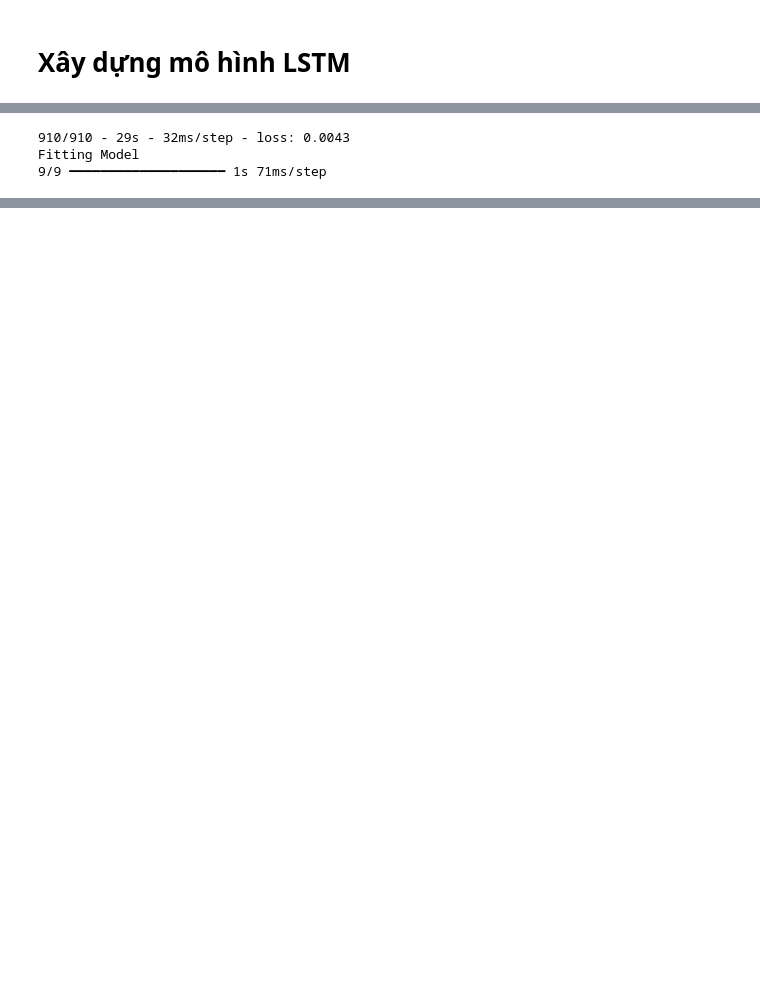
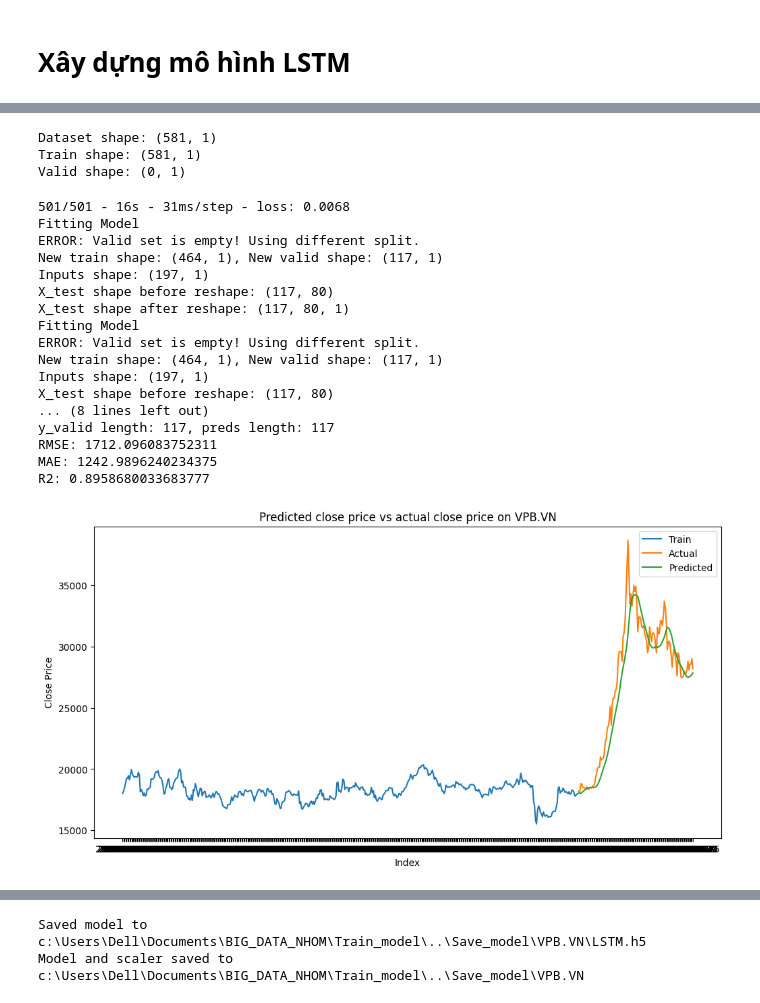
Before and after one commit to quanquan1406/Big_data_cuoi_ky, a Jupyter notebook: Train_model/Train_model_VPB.VN.ipynb, the cells around one changed output, grey strips where cells are left out. Saved outputs shown, nothing was run; the diff lists cells and outputs as text; code cells hidden in the pictures; blank space fills up the shorter version.

Commit message:
train model

```diff
--- a/Train_model/Train_model_VPB.VN.ipynb
+++ b/Train_model/Train_model_VPB.VN.ipynb
@@ -12,7 +12,6 @@ from sklearn.preprocessing import MinMaxScaler
 import warnings
 import datetime as dt
 import yfinance as yf
-import Function_model
 
 # Keras / TensorFlow imports
 import tensorflow as tf
@@ -24,7 +23,7 @@ rcParams['figure.figsize'] = 12,6
 warnings.filterwarnings('ignore')
 
 # Chọn mã cổ phiếu phù hợp với tên notebook
-bank_stock_name = "VCB.VN"
+bank_stock_name = "VPB.VN"
 
 # Thư mục lưu model
 model_dir = os.path.join(os.getcwd(), '..', 'Save_model')
@@ -85,6 +115,14 @@ dataset = stock_lstm.values
 
 train = dataset[0:990,:]
 valid = dataset[990:,:]
+
+print(f'Dataset shape: {dataset.shape}')
+print(f'Train shape: {train.shape}')
+print(f'Valid shape: {valid.shape}')
+# %% [output]
+Dataset shape: (581, 1)
+Train shape: (581, 1)
+Valid shape: (0, 1)
 # %%
 #converting dataset into x_train and y_train
 scaler = MinMaxScaler(feature_range=(0, 1))
@@ -108,53 +146,90 @@ model.compile(loss='mean_squared_error', optimizer='adam')
 model.fit(x_train, y_train, epochs=1, batch_size=1, verbose=2)
 print('Fitting Model')
 
-# Predicting values using past data from the train data
-inputs = stock_lstm[len(stock_lstm) - len(valid) - PAST_RANGE:].values
-inputs = inputs.reshape(-1,1)
+# Check if we have enough data for validation
+if len(valid) == 0:
+    print("ERROR: Valid set is empty! Using different split.")
+    # Use last 20% of data as validation
+    split_idx = int(0.8 * len(dataset))
+    train = dataset[:split_idx, :]
+    valid = dataset[split_idx:, :]
+    print(f'New train shape: {train.shape}, New valid shape: {valid.shape}')
+
+# Predicting on validation set
+# Need to get the last PAST_RANGE values from training data + all validation data
+inputs = dataset[len(dataset) - len(valid) - PAST_RANGE:, :]
+print(f'Inputs shape: {inputs.shape}')
 inputs = scaler.transform(inputs)
 
 X_test = []
-for i in range(PAST_RANGE, inputs.shape[0]):
+for i in range(PAST_RANGE, len(inputs)):
     X_test.append(inputs[i-PAST_RANGE:i, 0])
+
 X_test = np.array(X_test)
+print(f'X_test shape before reshape: {X_test.shape}')
+
+if len(X_test) == 0:
+    raise ValueError(f"X_test is empty! Check data: dataset has {len(dataset)} rows, valid has {len(valid)} rows, PAST_RANGE is {PAST_RANGE}")
 
 X_test = np.reshape(X_test, (X_test.shape[0], X_test.shape[1], 1))
+
+print(f'X_test shape after reshape: {X_test.shape}')
 closing_price = model.predict(X_test)
-preds = scaler.inverse_transform(closing_price)
+preds = scaler.inverse_transform(closing_price).flatten()
 
 # Define y_valid from the valid dataset
 y_valid = valid[:, 0]
+
+print(f'y_valid length: {len(y_valid)}, preds length: {len(preds)}')
 
 # Calculate metrics
 mse = mean_squared_error(y_valid, preds)
 rmse = np.sqrt(mse)
 mae = mean_absolute_error(y_valid, preds)
 r2 = r2_score(y_valid, preds)
 
 print(f'RMSE: {rmse}')
 print(f'MAE: {mae}')
 print(f'R2: {r2}\n')
 
 # For plotting
-train_df = stock_lstm[:990]
-valid_df = stock_lstm[990:].copy()
+train_df = stock_lstm[:len(train)]
+valid_df = stock_lstm[len(train):len(train)+len(valid)].copy()
 valid_df['Predictions'] = preds
+plt.figure(figsize=(12, 6))
 plt.plot(train_df['Close'], label='Train')
-plt.plot(valid_df['Close'], label='Actual')
-plt.plot(valid_df['Predictions'], label='Predicted')
+plt.plot(valid_df.index, valid_df['Close'], label='Actual')
+plt.plot(valid_df.index, valid_df['Predictions'], label='Predicted')
 plt.legend()
 plt.title(f'Predicted close price vs actual close price on {bank_stock_name}')
+plt.xlabel('Index')
+plt.ylabel('Close Price')
 plt.show()
 
 # Save model and scaler
-Function_model.save_keras_model(stock_model_dir, "LSTM", model)
-Function_model.update_model_loss(stock_model_dir, "LSTM", rmse, mae, r2)
+save_keras_model(stock_model_dir, "LSTM", model)
+update_model_loss(stock_model_dir, "LSTM", rmse, mae, r2)
 
 scaler_path = os.path.join(stock_model_dir, "LSTM_scaler.pkl")
 with open(scaler_path, 'wb') as f:
     pickle.dump(scaler, f)
 print(f'Model and scaler saved to {stock_model_dir}')
 # %% [output]
-910/910 - 29s - 32ms/step - loss: 0.0043
+501/501 - 16s - 31ms/step - loss: 0.0068
 Fitting Model
-9/9 ━━━━━━━━━━━━━━━━━━━━ 1s 71ms/step
+ERROR: Valid set is empty! Using different split.
+New train shape: (464, 1), New valid shape: (117, 1)
+Inputs shape: (197, 1)
+X_test shape before reshape: (117, 80)
+X_test shape after reshape: (117, 80, 1)
+Fitting Model
+ERROR: Valid set is empty! Using different split.
+New train shape: (464, 1), New valid shape: (117, 1)
+Inputs shape: (197, 1)
+X_test shape before reshape: (117, 80)
+... (8 lines left out)
+y_valid length: 117, preds length: 117
+RMSE: 1712.096083752311
+MAE: 1242.9896240234375
+R2: 0.8958680033683777
+[figure, added]
@@ -161,0 +237,2 @@ NameError: name 'root_mean_squared_error' is not defined
+Saved model to c:\Users\Dell\Documents\BIG_DATA_NHOM\Train_model\..\Save_model\VPB.VN\LSTM.h5
+Model and scaler saved to c:\Users\Dell\Documents\BIG_DATA_NHOM\Train_model\..\Save_model\VPB.VN
```
Also changed, not shown: parts of 5 cells of this notebook, 6 other files.
